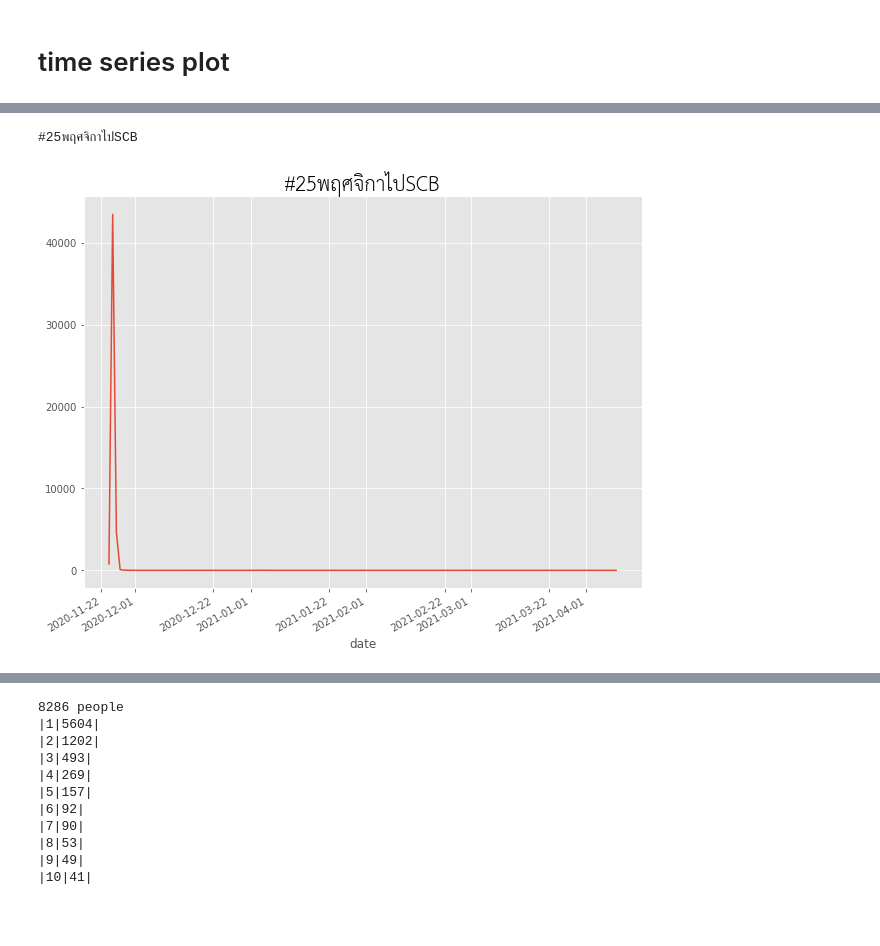
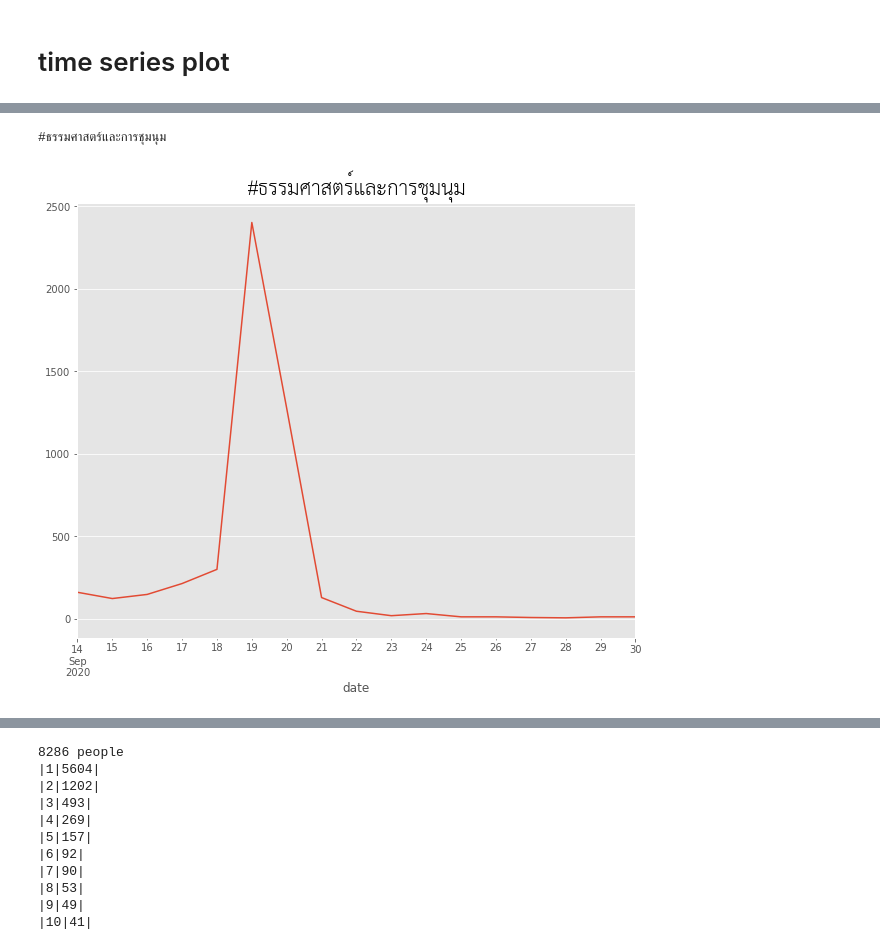
Before and after one commit to nozomiyamada/twitter_analysis, a Jupyter notebook: processing.ipynb, the cells around one changed output, grey strips where cells are left out. Cells and saved outputs as stored; diff of their text form; code cells hidden in the pictures; blank space fills up the shorter version.

```diff
--- a/processing.ipynb
+++ b/processing.ipynb
@@ -99,15 +88,16 @@ for i, df in enumerate(dfs):
 # %%
 fig = plt.figure(figsize=(10,8))
 
-i = 5
+i = 3
 df = dfs[i]
-df = dfs[i][dfs[i].date <= '2021-12-5']
+df = dfs[i][dfs[i].date <= '2020-3-1']
+df = dfs[i][(dfs[i].date >= '2020-9-14') & (dfs[i].date <= '2020-9-30')]
 
 hashtag = jsons[i].split('/')[1].replace('.json','')
 print(hashtag)
 df.groupby(df["date"]).count()['id'].plot()
 plt.title(hashtag, fontproperties=fp, fontsize=30)
 plt.show()
 # %% [output]
-#25พฤศจิกาไปSCB
+#ธรรมศาสตร์และการชุมนุม
-[figure, old version]
+[figure, new version]
```
Also changed, not shown: parts of 6 cells of this notebook, 3 other files.
